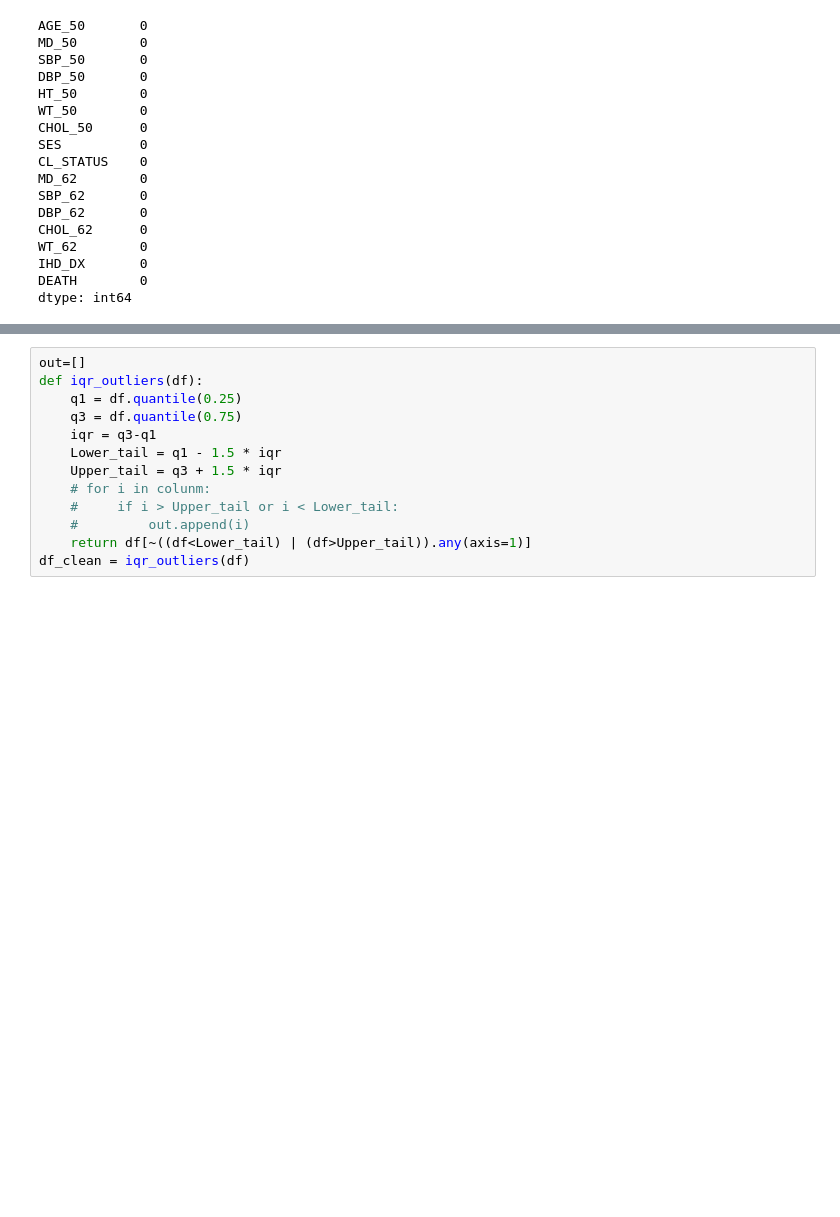
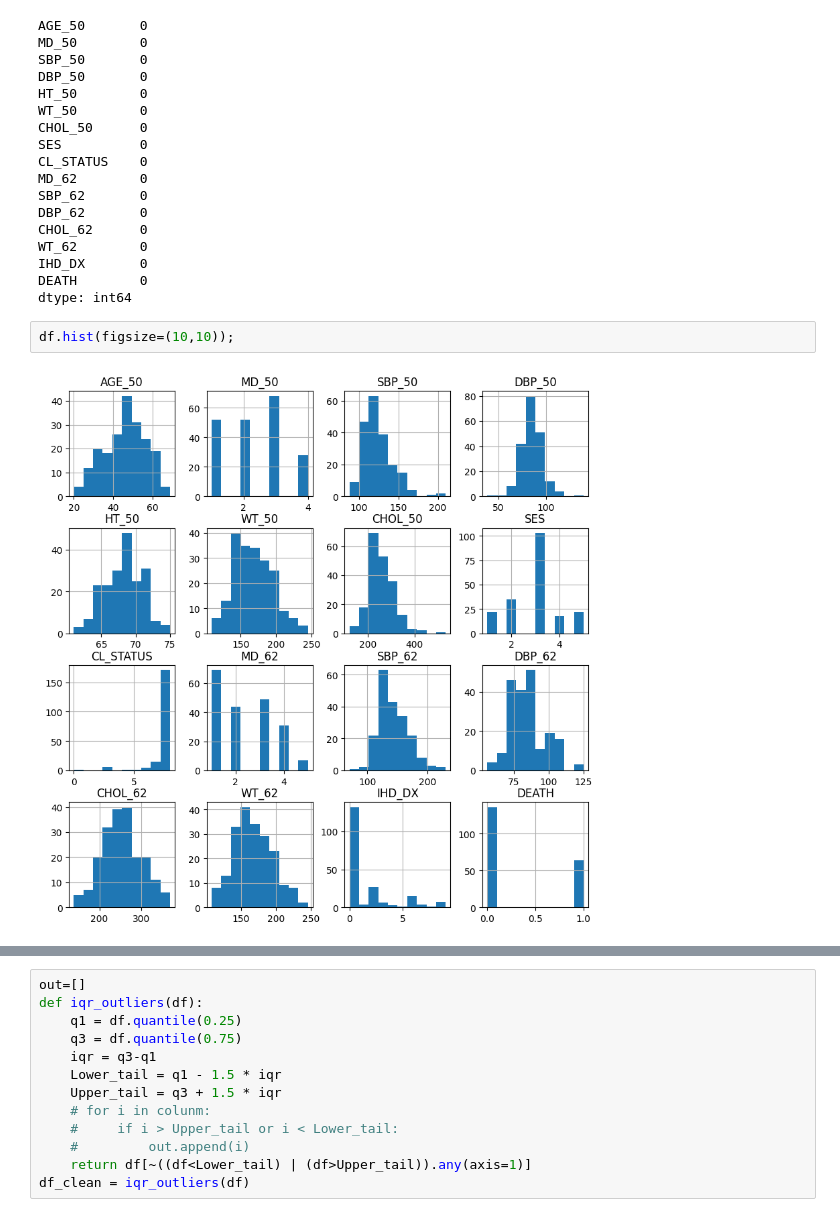
Before and after one commit to ibrahimediz/DeepLearningFundamentals, a Jupyter notebook: Egzersiz/Ozkan/02_01_MLFundamentals.ipynb, the cells around one changed output, grey strips where cells are left out. Cells and saved outputs as stored; diff of their text form; blank space fills up the shorter version.

```diff
--- a/Egzersiz/Ozkan/02_01_MLFundamentals.ipynb
+++ b/Egzersiz/Ozkan/02_01_MLFundamentals.ipynb
@@ -74,3 +74,7 @@ WT_62        0
 IHD_DX       0
 DEATH        0
 dtype: int64
+# %%
+df.hist(figsize=(10,10));
+# %% [output]
+[figure, added]
```
Also changed, not shown: parts of 7 cells of this notebook, 14 other files.
